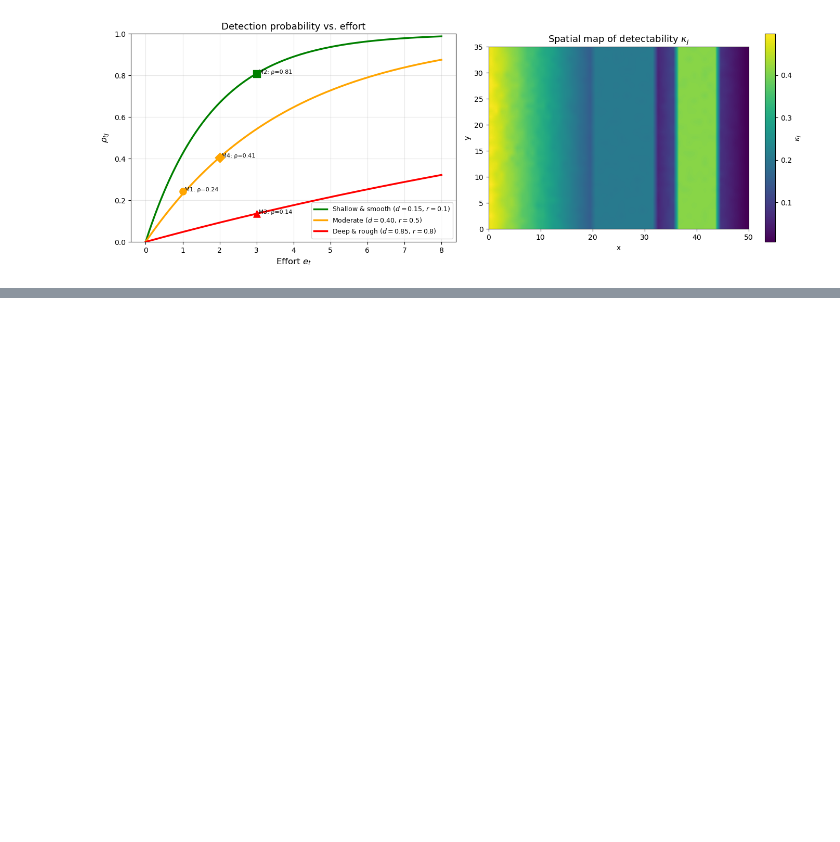
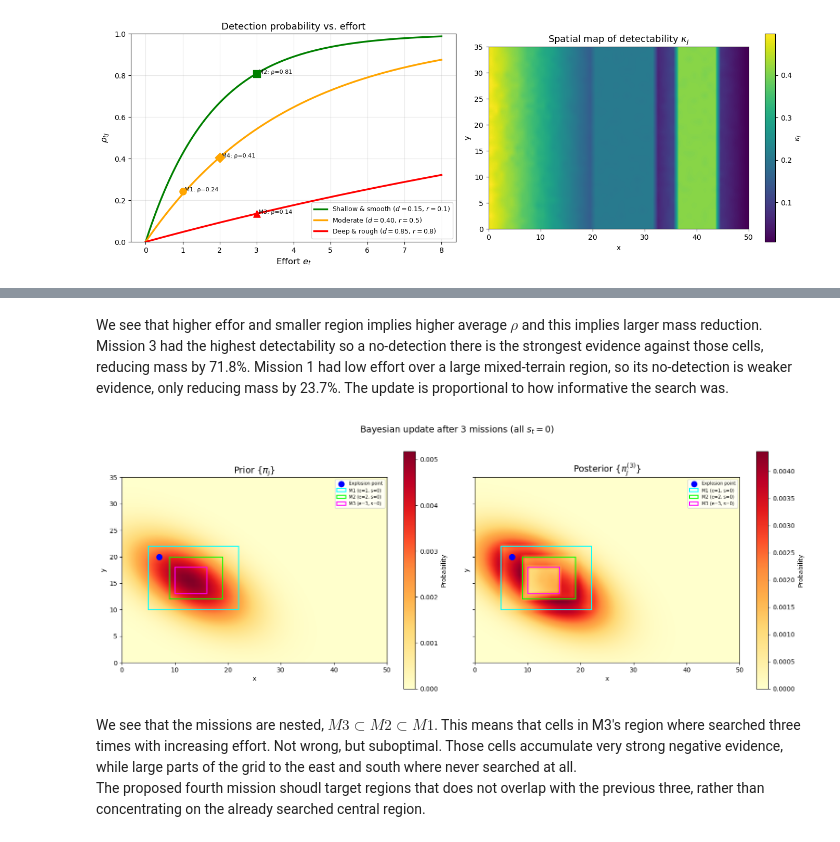
Before and after one commit to ntorqulu/bayesian-statistics, a Jupyter notebook: deliverable_02/TorquetLunaNuria_deliverable2.ipynb, the cells around one changed output, grey strips where cells are left out. Cells and saved outputs as stored; diff of their text form; code cells hidden in the pictures; blank space fills up the shorter version.

```diff
--- a/deliverable_02/TorquetLunaNuria_deliverable2.ipynb
+++ b/deliverable_02/TorquetLunaNuria_deliverable2.ipynb
@@ -483,0 +612,36 @@ plt.show()
+# %% [markdown]
+We see that higher effor and smaller region implies higher average $\rho$ and this implies larger mass reduction.
+Mission 3 had the highest detectability so a no-detection there is the strongest evidence against those cells, reducing mass by 71.8%.
+Mission 1 had low effort over a large mixed-terrain region, so its no-detection is weaker evidence, only reducing mass by 23.7%. The update is proportional to how informative the search was.
+# %%
+# Prior vs Posterior heatmaps
+fig, axes = plt.subplots(1, 2, figsize=(16, 6), sharex=True, sharey=True)
+for ax, field, title in zip(axes,
+    ['prior','posterior'],
+    ['Prior $\\{\\pi_j\\}$', 'Posterior $\\{\\pi_j^{(3)}\\}$']):
+    pivot = grid_df.pivot(index='y', columns='x', values=field)
+    im = ax.imshow(pivot.values, origin='lower', extent=[0,Nx,0,Ny],
+                   cmap='YlOrRd', aspect='equal', interpolation='bilinear',
+                   vmin=0, vmax=grid_df[field].max())
+    plt.colorbar(im, ax=ax, label='Probability')
+    ax.scatter(*x_E, color='blue', s=80, zorder=5, label='Explosion point')
+    colors = ['cyan','lime','magenta']
+    for i, m in enumerate(missions_raw):
+        rect = mpatches.Rectangle(
+            (m['xmin'],m['ymin']), m['xmax']-m['xmin'], m['ymax']-m['ymin'],
+            lw=1.5, edgecolor=colors[i], facecolor='none',
+            label=f"M{m['mission_id']} (e={m['effort']}, s={m['s_t']})")
+        ax.add_patch(rect)
+    ax.set_title(title, fontsize=14)
+    ax.set_xlabel('x'); ax.set_ylabel('y')
+    ax.legend(fontsize=7, loc='upper right')
+
+plt.suptitle('Bayesian update after 3 missions (all $s_t=0$)', fontsize=14, y=1.01)
+plt.tight_layout()
+plt.savefig('posterior_heatmap.png', dpi=150, bbox_inches='tight')
+plt.show()
+# %% [output]
+[figure, added]
+# %% [markdown]
+We see that the missions are nested, $M3 \subset M2 \subset M1$. This means that cells in M3's region where searched three times with increasing effort. Not wrong, but suboptimal. Those cells accumulate very strong negative evidence, while large parts of the grid to the east and south where never searched at all.
+The proposed fourth mission shoudl target regions that does not overlap with the previous three, rather than concentrating on the already searched central region.
```
Also changed, not shown: parts of 4 cells of this notebook, 1 other file.
